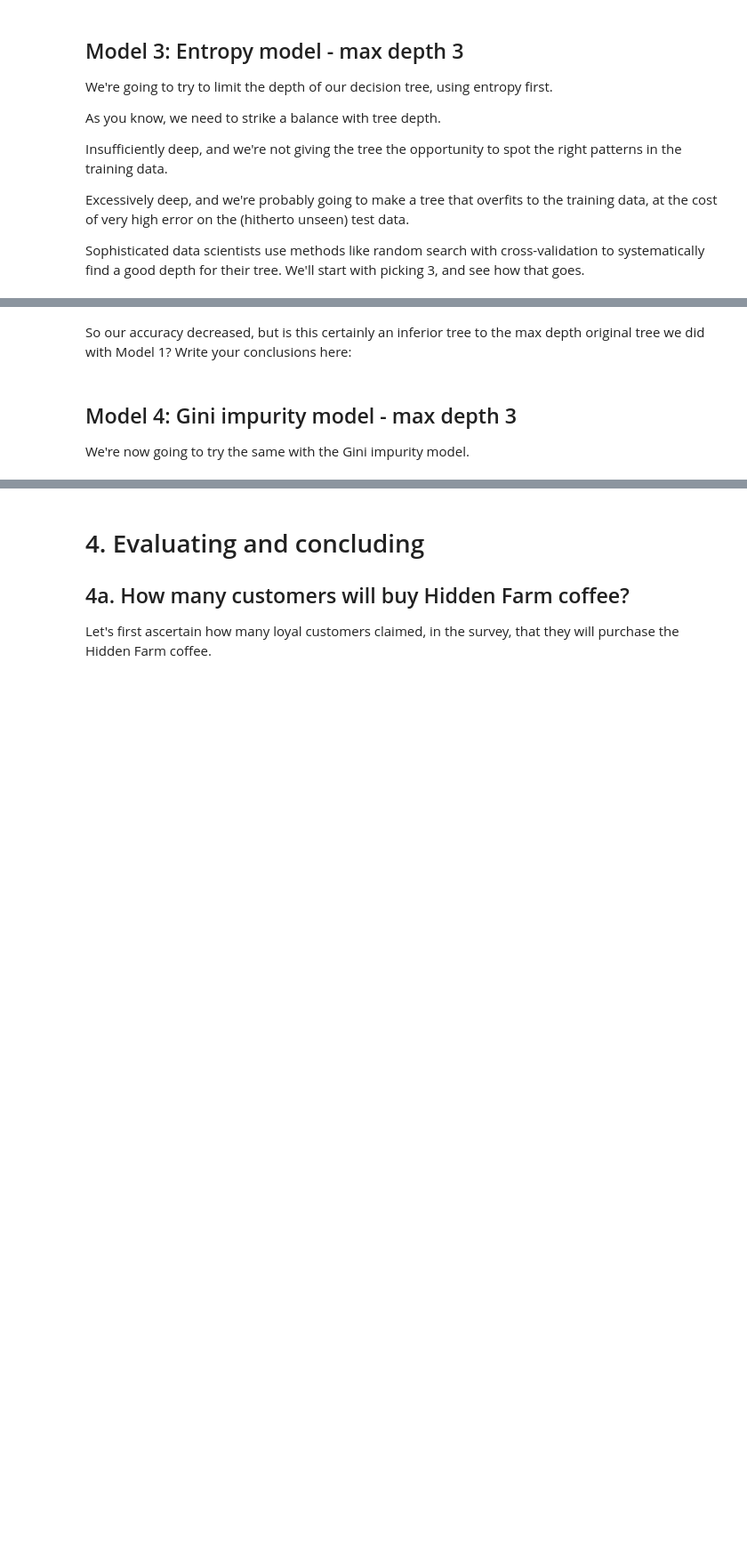
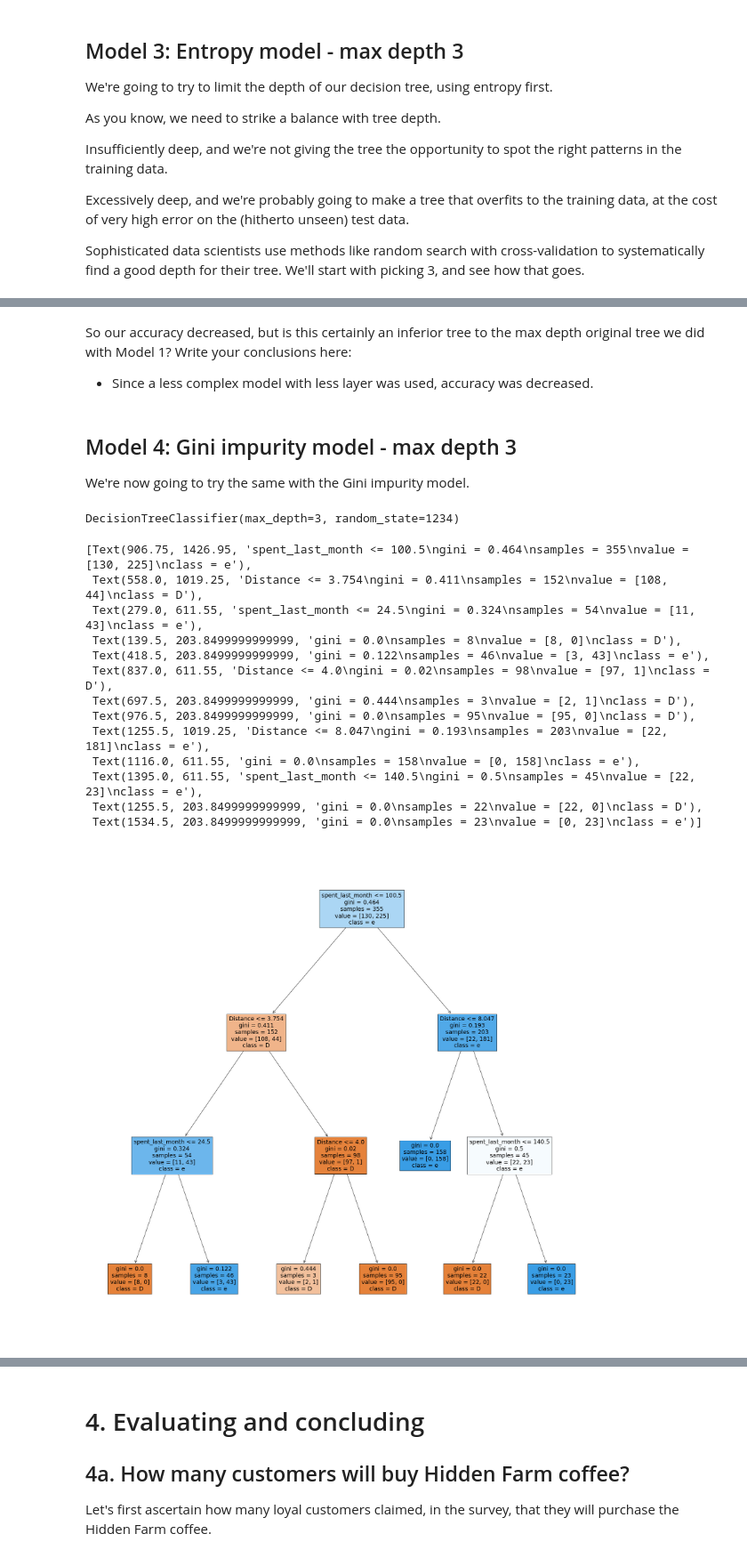
Before and after one commit to DelinM/DataScience_DecisionTree, a Jupyter notebook: Springboard Decision Tree Specialty Coffee Case Study - Tier 3.ipynb, the cells around one changed output, grey strips where cells are left out. Shown at 89% size. Cells and saved outputs as stored; diff of their text form; code cells hidden in the pictures; blank space fills up the shorter version.

```diff
--- a/Springboard Decision Tree Specialty Coffee Case Study - Tier 3.ipynb
+++ b/Springboard Decision Tree Specialty Coffee Case Study - Tier 3.ipynb
@@ -563,11 +626,24 @@ print('Recall score for "No"' , metrics.recall_score(y_test,y_pred, pos_label =
 # %% [markdown]
 So our accuracy decreased, but is this certainly an inferior tree to the max depth original tree we did with Model 1? Write your conclusions here:
+
+* Since a less complex model with less layer was used, accuracy was decreased.
 # %% [markdown]
 ## Model 4: Gini impurity  model - max depth 3
 We're now going to try the same with the Gini impurity model.
 # %%
 # As before, make a variable, but call it gini_model2, and ensure the max_depth parameter is set to 3
-_ _ _ = _ _ _._ _ _(_ _ _ ='_ _ _ ', _ _ _ = 1234, _ _ _  = _ _ _ )
+gini_model2 = tree.DecisionTreeClassifier(criterion ='gini', random_state = 1234, max_depth = 3 )
 
 # Do the fit, predict, and series transformations as before.
-_ _ _
+gini_model2.fit(X_train, y_train)
+
+# Call predict() on the gini_model as you did with the entr_model
+y_pred_gini = gini_model2.predict(X_test)
+
+# Turn y_pred into a series, as before
+y_pred_gini = pd.Series(y_pred_gini)
+
+# Check out gini_model
+gini_model2
+# %% [output]
+DecisionTreeClassifier(max_depth=3, random_state=1234)
@@ -581,2 +650,23 @@ _ _ _
+# %%
+fig = plt.figure(figsize = (30, 30))
+tree.plot_tree(gini_model2,
+               feature_names = X_train.columns,
+               class_names = 'Decision',
+               filled = True)
+# %% [output]
+[Text(906.75, 1426.95, 'spent_last_month <= 100.5\ngini = 0.464\nsamples = 355\nvalue = [130, 225]\nclass = e'),
+ Text(558.0, 1019.25, 'Distance <= 3.754\ngini = 0.411\nsamples = 152\nvalue = [108, 44]\nclass = D'),
+ Text(279.0, 611.55, 'spent_last_month <= 24.5\ngini = 0.324\nsamples = 54\nvalue = [11, 43]\nclass = e'),
+ Text(139.5, 203.8499999999999, 'gini = 0.0\nsamples = 8\nvalue = [8, 0]\nclass = D'),
+ Text(418.5, 203.8499999999999, 'gini = 0.122\nsamples = 46\nvalue = [3, 43]\nclass = e'),
+ Text(837.0, 611.55, 'Distance <= 4.0\ngini = 0.02\nsamples = 98\nvalue = [97, 1]\nclass = D'),
+ Text(697.5, 203.8499999999999, 'gini = 0.444\nsamples = 3\nvalue = [2, 1]\nclass = D'),
+ Text(976.5, 203.8499999999999, 'gini = 0.0\nsamples = 95\nvalue = [95, 0]\nclass = D'),
+ Text(1255.5, 1019.25, 'Distance <= 8.047\ngini = 0.193\nsamples = 203\nvalue = [22, 181]\nclass = e'),
+ Text(1116.0, 611.55, 'gini = 0.0\nsamples = 158\nvalue = [0, 158]\nclass = e'),
+ Text(1395.0, 611.55, 'spent_last_month <= 140.5\ngini = 0.5\nsamples = 45\nvalue = [22, 23]\nclass = e'),
+ Text(1255.5, 203.8499999999999, 'gini = 0.0\nsamples = 22\nvalue = [22, 0]\nclass = D'),
+ Text(1534.5, 203.8499999999999, 'gini = 0.0\nsamples = 23\nvalue = [0, 23]\nclass = e')]
+[figure, added]
 # %%
 print("Gini impurity  model - max depth 3")
```
Also changed, not shown: parts of 20 cells of this notebook.
